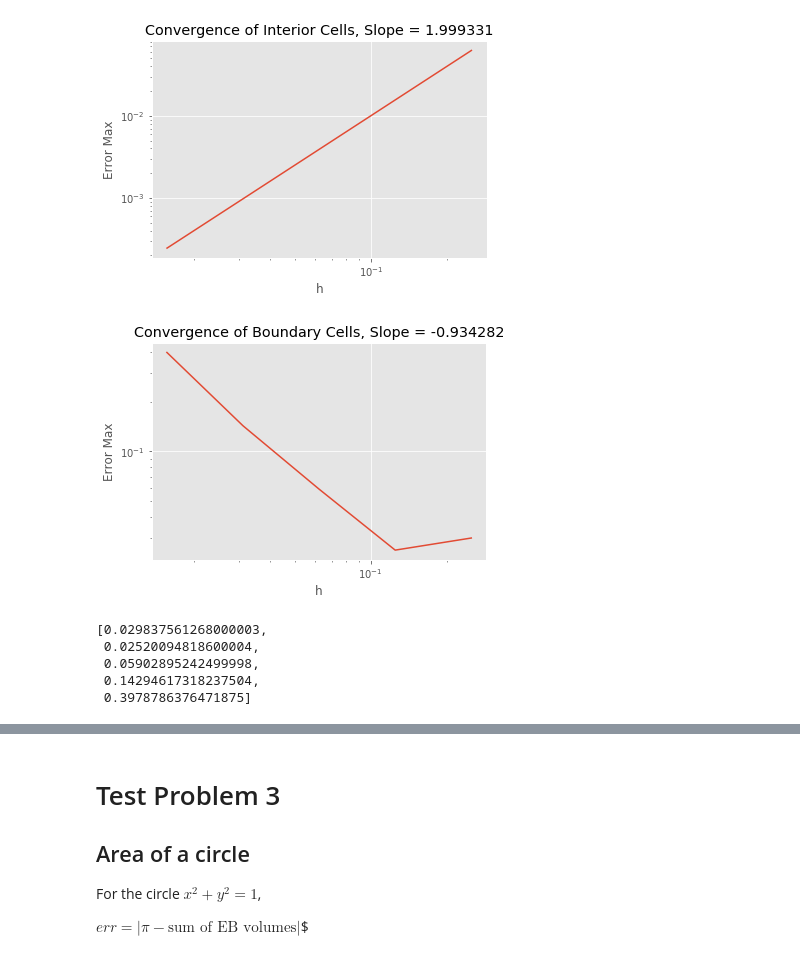
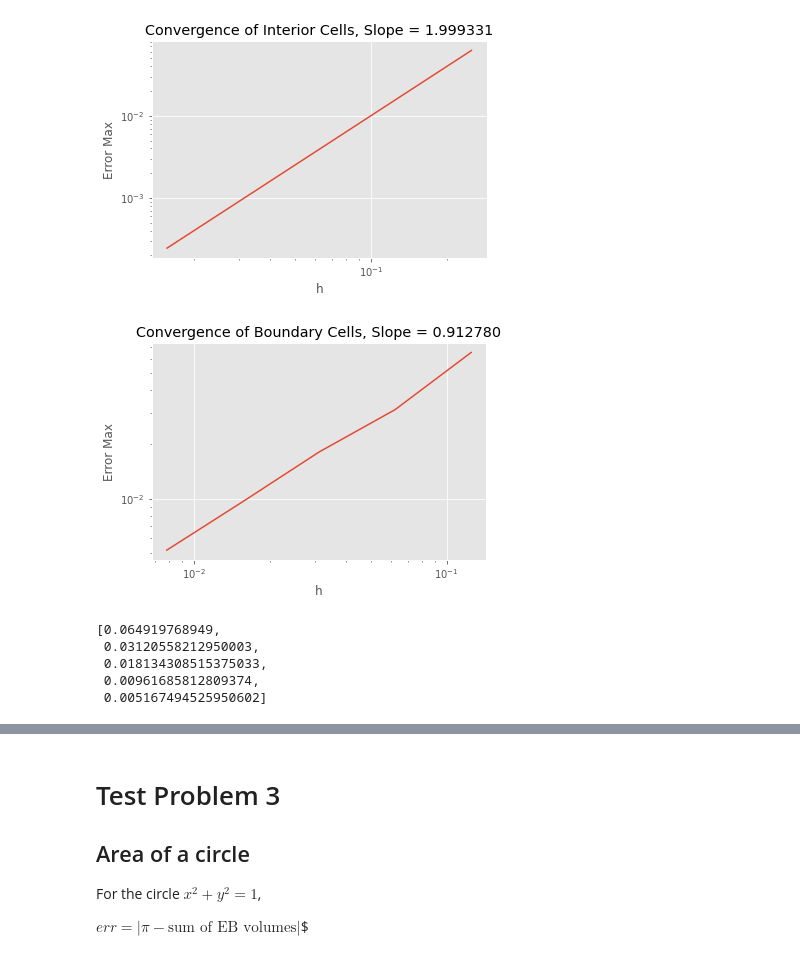
Before and after one commit to marissachanlatte/EmbeddedBoundary, a Jupyter notebook: outputs/solver_analysis/LaplacianConvergence.ipynb, the cells around one changed output, grey strips where cells are left out. Saved outputs shown, nothing was run; the diff lists cells and outputs as text; code cells hidden in the pictures.

Commit message:
New geometries convergence test.

```diff
--- a/outputs/solver_analysis/LaplacianConvergence.ipynb
+++ b/outputs/solver_analysis/LaplacianConvergence.ipynb
@@ -126,7 +126,7 @@ plt.show()
 # %%
 norm = []
 h = []
-for i in range(1, 7):
+for i in range(2, 7):
     data = pd.read_csv("laplace_mesh_refine/circle_bd_moments/laplace-%d.txt" % i)
     exterior_cells = data.loc[data['Covered ID'] == 2]
     exterior_x = exterior_cells['CenterX']
@@ -182,0 +288,18 @@ norm
+# %%
+norm = []
+h = []
+for i in range(2, 7):
+    data = pd.read_csv("laplace_mesh_refine/circle_shifted2/laplace-%d.txt" % i)
+    x = data['CenterX']
+    y = data['CenterY']
+    volume = data['Volume Fraction']*data['Cell Size']**2
+    err = np.abs(np.pi - volume.sum())
+    norm.append(err)
+    h.append(1/2**i)
+plt.loglog(h, norm)
+plt.ylabel('Error Max')
+plt.xlabel('h')
+slope = (np.log(norm[-1])-np.log(norm[0]))/(np.log(h[-1])-np.log(h[0]))
+plt.title("Convergence of Volume Moments, Slope = %f" % slope)
+plt.show()
+norm
@@ -182,0 +315,20 @@ norm
+# %%
+norm = []
+h = []
+for i in range(2, 7):
+    data = pd.read_csv("laplace_mesh_refine/circle_shifted2/laplace-%d.txt" % i)
+    exterior_cells = data.loc[data['Covered ID'] == 2]
+    exterior_x = exterior_cells['CenterX']
+    exterior_y = exterior_cells['CenterY']
+    exterior_laplace = exterior_cells['Laplacian']
+    exterior_analytic = exterior_x**2 + exterior_y**2
+    err = exterior_cells['Volume Fraction']*(exterior_laplace - exterior_analytic)
+    norm.append(np.abs(np.max(err)))
+    h.append(1/2**i)
+plt.loglog(h, norm)
+plt.ylabel('Error Max')
+plt.xlabel('h')
+slope = (np.log(norm[-1])-np.log(norm[0]))/(np.log(h[-1])-np.log(h[0]))
+plt.title("Convergence of Boundary Cells, Slope = %f" % slope)
+plt.show()
+norm
@@ -215,30 +374,30 @@ plt.show()
 # %%
 norm = []
 h = []
-for i in range(2, 7):
+for i in range(3, 8):
     data = pd.read_csv("laplace_mesh_refine/ellipse2/laplace-%d.txt" % i)
     exterior_cells = data.loc[data['Covered ID'] == 2]
     exterior_x = exterior_cells['CenterX']
     exterior_y = exterior_cells['CenterY']
     exterior_laplace = exterior_cells['Laplacian']
     exterior_analytic = exterior_x**2 + exterior_y**2
     err = exterior_cells['Volume Fraction']*(exterior_laplace - exterior_analytic)
-    norm.append(np.abs(np.max(err)))
+    norm.append(np.max(np.abs(err)))
     h.append(1/2**i)
 plt.loglog(h, norm)
 plt.ylabel('Error Max')
 plt.xlabel('h')
 slope = (np.log(norm[-1])-np.log(norm[0]))/(np.log(h[-1])-np.log(h[0]))
 plt.title("Convergence of Boundary Cells, Slope = %f" % slope)
 plt.show()
 norm
 # %% [output]
-[figure, old version]
+[figure, new version]
-[0.029837561268000003,
- 0.02520094818600004,
- 0.05902895242499998,
- 0.14294617318237504,
- 0.3978786376471875]
+[0.064919768949,
+ 0.03120558212950003,
+ 0.018134308515375033,
+ 0.00961685812809374,
+ 0.005167494525950602]
 # %%
 norm = []
 h = []
```
Also changed, not shown: parts of 25 cells of this notebook, 20 other files.
